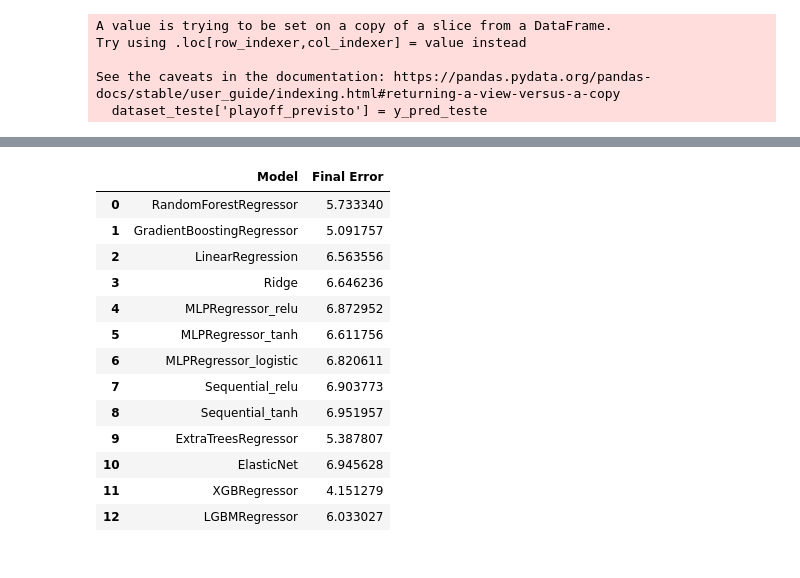
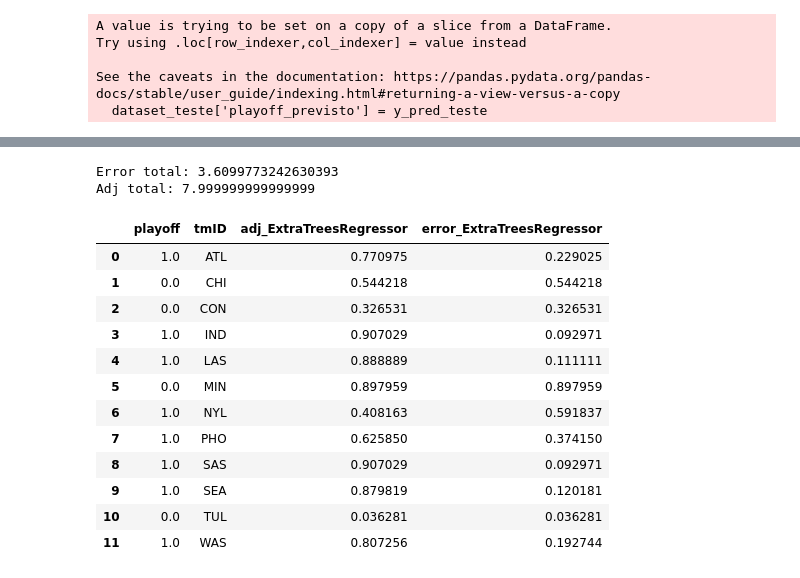
Before and after one commit to maxbper/AC, a Jupyter notebook: junta_2.ipynb, the cells around one changed output, grey strips where cells are left out. Drawn from its saved outputs; the diff is of its cells as text; code cells hidden in the pictures.

```diff
--- a/junta_2.ipynb
+++ b/junta_2.ipynb
@@ -386,7 +399,7 @@ players_stats_prevYear['year'] = players_stats_prevYear['year'] + 1
 
 
 players_stats_prevYear = players_stats_prevYear.merge(
-    merged_df2[['playerID', 'year', 'tmID', 'playoff','coachID']],
+    merged_df2[['playerID', 'year', 'tmID', 'playoff','coachID','confID']],
     on=['playerID', 'year'],
     how='left')
 
@@ -399,10 +412,10 @@ players_stats_prevYear_sorted = players_stats_prevYear.sort_values(by=['tmID', '
 
 #TODO NAO USAR APENAS 5 jogadores, usar todos da equipa
 # Selecionar os 5 melhores jogadores de cada equipe e ano
-#top_7_players = players_stats_prevYear_sorted.groupby(['tmID', 'year']).head(20)
+#top_7_players = players_stats_prevYear_sorted.groupby(['tmID', 'year']).head(9)
 
 # Agora, calcular a média das métricas apenas para os melhores jogadores
-team_year_stats = players_stats_prevYear_sorted.groupby(['tmID', 'year', 'playoff']).agg({
+team_year_stats = players_stats_prevYear_sorted.groupby(['tmID', 'year', 'playoff','confID']).agg({
     'PER': 'mean',
     'TS%': 'mean',
     'eFG%': 'mean',
@@ -414,7 +427,9 @@ team_year_stats = players_stats_prevYear_sorted.groupby(['tmID', 'year', 'playof
 }).reset_index()
 
 #TODO...........................................................
+playoff_teams_year11 = ["WAS", "NYL", "IND", "ATL", "SEA", "PHO", "SAS", "LAS"]
 
+team_year_stats.loc[(team_year_stats['year'] == 11) & (team_year_stats['tmID'].isin(playoff_teams_year11)), 'playoff'] = 1
 # Salva o novo dataset em um arquivo CSV
 team_year_stats.to_csv('cleanDatasets/team_year_stats.csv', index=False)
 
@@ -548,8 +563,8 @@ important_variable_names.extend(coach_columns) """
 # %%
 #Dividir o dataset para treino, validacao e teste
 
-dataset_treino = team_year_stats[(team_year_stats['year'] >= 0) & (team_year_stats['year'] <= 9)]
-dataset_teste = team_year_stats[team_year_stats['year'] == 10]
+dataset_treino = team_year_stats[(team_year_stats['year'] >= 0) & (team_year_stats['year'] <= 10)]
+dataset_teste = team_year_stats[team_year_stats['year'] == 11]
 # %%
 from sklearn.ensemble import RandomForestRegressor
 from sklearn.ensemble import GradientBoostingRegressor
@@ -1057,8 +1071,10 @@ dataset_resultados.head(20)
 #TODO adicionar as confID para selecionar os 4 melhores de cada liga
 
 #Seleciona os valores para cada equipa da conf
-dataset_para_obter_confID = pd.read_csv('cleanDatasets/players_and_teams.csv')
+dataset_para_obter_confID = pd.read_csv('cleanDatasets/team_year_stats.csv')
 y_unique = dataset_para_obter_confID[['tmID', 'confID']].drop_duplicates()
 
 # Adiciona a confID ao dataset x com base na correspondência com y
 dataset_resultados = dataset_resultados.merge(y_unique[['tmID', 'confID']], on='tmID', how='left')
+
+dataset_resultados.head(20)
@@ -1186,43 +1231,50 @@ plt.show()
 # %%
 #TODO Avaliar da forma do stor
 
 # Identificar as colunas dos modelos (exceto playoff, tmID e confID)
 model_columns = [
     col for col in dataset_resultados.columns if col not in ['playoff', 'tmID', 'confID']
 ]
 
 # Aplicar a transformação para cada coluna de modelo
 for col in model_columns:
     # Calcular o valor ajustado (adj. pred)
-    dataset_resultados[f'adj_{col}'] = 8 * dataset_resultados[col] / dataset_resultados[model_columns].sum(axis=1)
+    dataset_resultados[f'adj_{col}'] = 8 * dataset_resultados[col] / dataset_resultados[col].sum()
 
     # Calcular o erro absoluto em relação a 'label'
     dataset_resultados[f'error_{col}'] = abs(dataset_resultados[f'adj_{col}'] - dataset_resultados['playoff'])
 
 # Identificar as colunas de erro (que começam com 'error_')
 error_columns = [col for col in dataset_resultados.columns if col.startswith('error_')]
 
 # Criar um dicionário com os erros finais para cada modelo
 final_errors = {
     col.replace('error_', ''): dataset_resultados[col].sum() for col in error_columns
 }
 
 # Criar um DataFrame com os resultados finais
 error_summary = pd.DataFrame(final_errors.items(), columns=['Model', 'Final Error'])
 
 error_summary.head(15)
+
+teste = dataset_resultados[['playoff','tmID','adj_ExtraTreesRegressor','error_ExtraTreesRegressor']]
+
+print("Error total:", teste['error_ExtraTreesRegressor'].sum())
+print("Adj total:", teste['adj_ExtraTreesRegressor'].sum())
+teste.head(20)
 # %% [output]
+Error total: 3.6099773242630393
+Adj total: 7.999999999999999
-|  | Model | Final Error |
-| 0 | RandomForestRegressor | 5.733340 |
-| 1 | GradientBoostingRegressor | 5.091757 |
-| 2 | LinearRegression | 6.563556 |
-| 3 | Ridge | 6.646236 |
-| 4 | MLPRegressor_relu | 6.872952 |
-| 5 | MLPRegressor_tanh | 6.611756 |
-| 6 | MLPRegressor_logistic | 6.820611 |
-| 7 | Sequential_relu | 6.903773 |
-| 8 | Sequential_tanh | 6.951957 |
-| 9 | ExtraTreesRegressor | 5.387807 |
-| 10 | ElasticNet | 6.945628 |
-| 11 | XGBRegressor | 4.151279 |
-| 12 | LGBMRegressor | 6.033027 |
+|  | playoff | tmID | adj_ExtraTreesRegressor | error_ExtraTreesRegressor |
+| 0 | 1.0 | ATL | 0.770975 | 0.229025 |
+| 1 | 0.0 | CHI | 0.544218 | 0.544218 |
+| 2 | 0.0 | CON | 0.326531 | 0.326531 |
+| 3 | 1.0 | IND | 0.907029 | 0.092971 |
+| 4 | 1.0 | LAS | 0.888889 | 0.111111 |
+| 5 | 0.0 | MIN | 0.897959 | 0.897959 |
+| 6 | 1.0 | NYL | 0.408163 | 0.591837 |
+| 7 | 1.0 | PHO | 0.625850 | 0.374150 |
+| 8 | 1.0 | SAS | 0.907029 | 0.092971 |
+| 9 | 1.0 | SEA | 0.879819 | 0.120181 |
+| 10 | 0.0 | TUL | 0.036281 | 0.036281 |
+| 11 | 1.0 | WAS | 0.807256 | 0.192744 |
```
Also changed, not shown: parts of 13 cells of this notebook, 4 other files.
